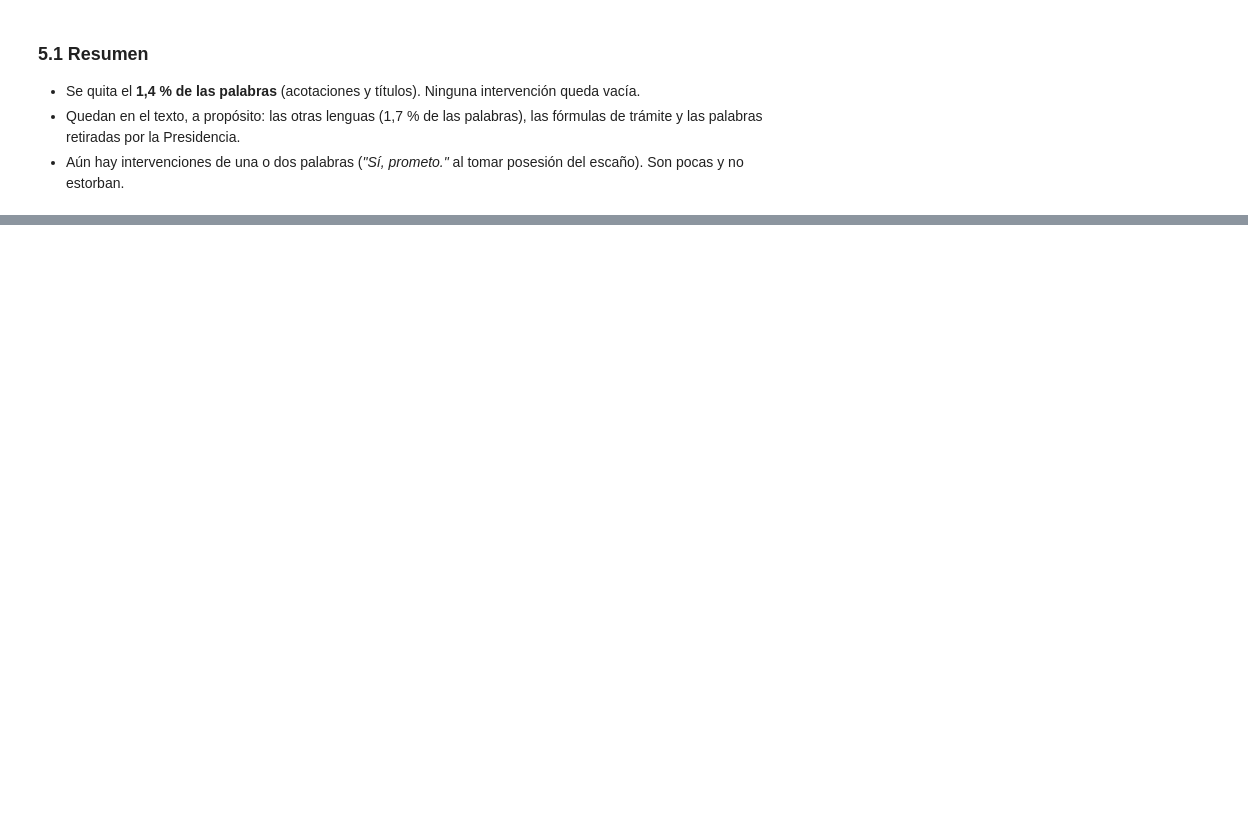
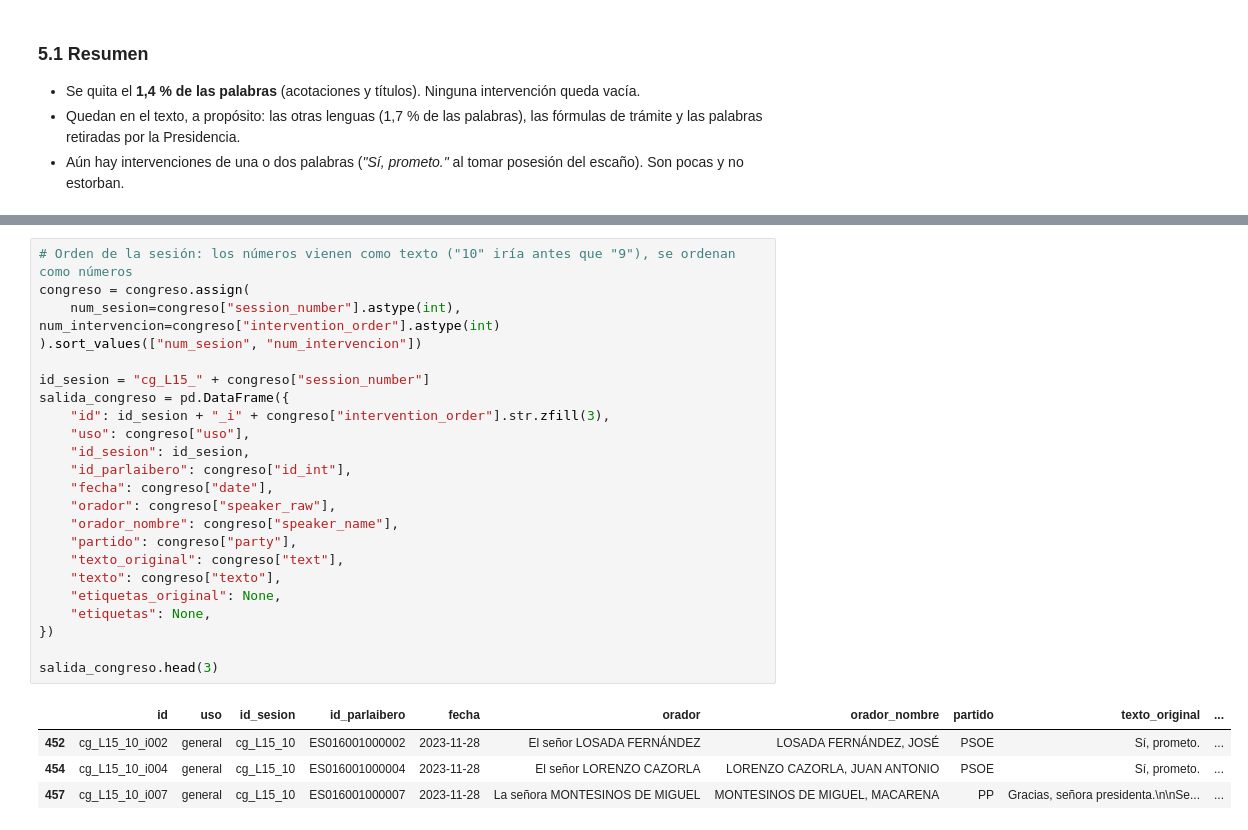
Before and after one commit to AlvarodelaHerran/detector_falacias_contradicciones, a Jupyter notebook: E2/02_congreso.ipynb, the cells around one changed output, grey strips where cells are left out. Cells and saved outputs as stored; diff of their text form; blank space fills up the shorter version.

Commit message:
subir los dataframes a JSONL

```diff
--- a/E2/02_congreso.ipynb
+++ b/E2/02_congreso.ipynb
@@ -571,0 +637,28 @@ print(ejemplo["texto"][inicio:inicio + 450])
+# %%
+# Orden de la sesión: los números vienen como texto ("10" iría antes que "9"), se ordenan como números
+congreso = congreso.assign(
+    num_sesion=congreso["session_number"].astype(int), num_intervencion=congreso["intervention_order"].astype(int)
+).sort_values(["num_sesion", "num_intervencion"])
+
+id_sesion = "cg_L15_" + congreso["session_number"]
+salida_congreso = pd.DataFrame({
+    "id": id_sesion + "_i" + congreso["intervention_order"].str.zfill(3),
+    "uso": congreso["uso"],
+    "id_sesion": id_sesion,
+    "id_parlaibero": congreso["id_int"],
+    "fecha": congreso["date"],
+    "orador": congreso["speaker_raw"],
+    "orador_nombre": congreso["speaker_name"],
+    "partido": congreso["party"],
+    "texto_original": congreso["text"],
+    "texto": congreso["texto"],
+    "etiquetas_original": None,
+    "etiquetas": None,
+})
+
+salida_congreso.head(3)
+# %% [output]
+|  | id | uso | id_sesion | id_parlaibero | fecha | orador | orador_nombre | partido | texto_original | ... |
+| 452 | cg_L15_10_i002 | general | cg_L15_10 | ES016001000002 | 2023-11-28 | El señor LOSADA FERNÁNDEZ | LOSADA FERNÁNDEZ, JOSÉ | PSOE | Sí, prometo. | ... |
+| 454 | cg_L15_10_i004 | general | cg_L15_10 | ES016001000004 | 2023-11-28 | El señor LORENZO CAZORLA | LORENZO CAZORLA, JUAN ANTONIO | PSOE | Sí, prometo. | ... |
+| 457 | cg_L15_10_i007 | general | cg_L15_10 | ES016001000007 | 2023-11-28 | La señora MONTESINOS DE MIGUEL | MONTESINOS DE MIGUEL, MACARENA | PP | Gracias, señora presidenta.\n\nSe... | ... |
```
Also changed, not shown: parts of 11 cells of this notebook, 1 other file.
